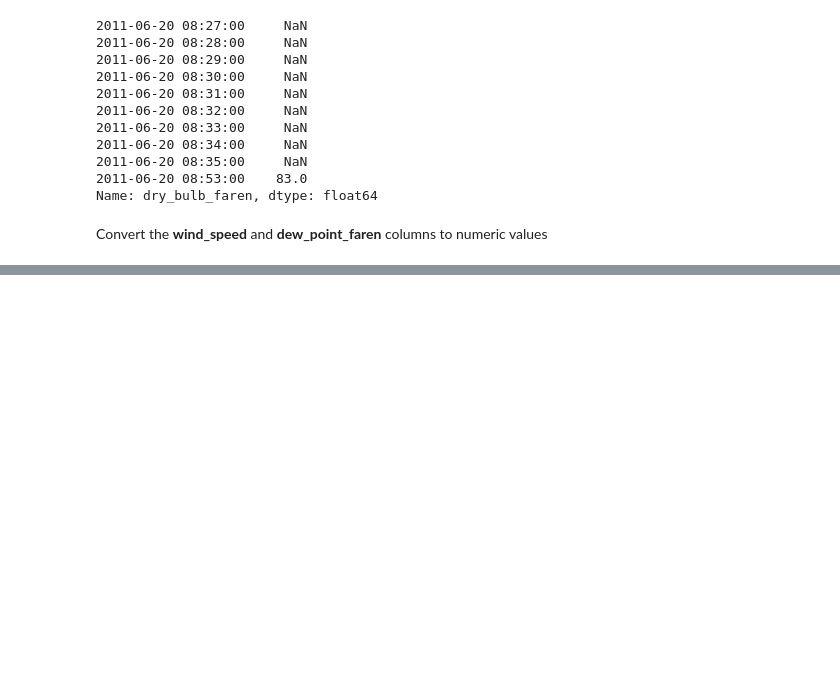
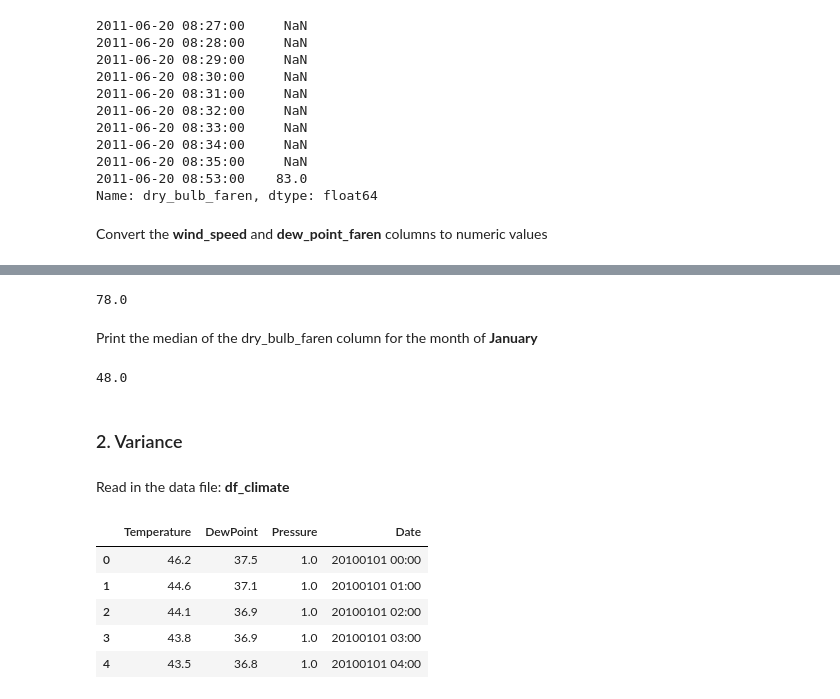
Before and after one commit to Diogo-Rodrigues/pandas-foundations, a Jupyter notebook: case-study-sunlight-in-austin/case-study-sunlight-in-austin.ipynb, the cells around one changed output, grey strips where cells are left out. Cells and saved outputs as stored; diff of their text form; code cells hidden in the pictures; blank space fills up the shorter version.

```diff
--- a/case-study-sunlight-in-austin/case-study-sunlight-in-austin.ipynb
+++ b/case-study-sunlight-in-austin/case-study-sunlight-in-austin.ipynb
@@ -145,0 +158,25 @@ df_clean['dew_point_faren'] = pd.to_numeric(df_clean['dew_point_faren'], errors=
+# %%
+print(df_clean.loc['2011-Apr':'2011-Jun', 'dry_bulb_faren'].median())
+# %% [output]
+78.0
+# %% [markdown]
+Print the median of the dry_bulb_faren column for the month of **January**
+# %%
+print(df_clean.loc['2011-Jan', 'dry_bulb_faren'].median())
+# %% [output]
+48.0
+# %% [markdown]
+### 2. Variance
+# %% [markdown]
+Read in the data file: **df_climate**
+# %%
+data_austin_weather_2010 = './datasets/2010 Austin weather.csv'
+df_climate = pd.read_csv(data_austin_weather_2010)
+df_climate.head()
+# %% [output]
+|  | Temperature | DewPoint | Pressure | Date |
+| 0 | 46.2 | 37.5 | 1.0 | 20100101 00:00 |
+| 1 | 44.6 | 37.1 | 1.0 | 20100101 01:00 |
+| 2 | 44.1 | 36.9 | 1.0 | 20100101 02:00 |
+| 3 | 43.8 | 36.9 | 1.0 | 20100101 03:00 |
+| 4 | 43.5 | 36.8 | 1.0 | 20100101 04:00 |
```
Also changed, not shown: parts of 29 cells of this notebook, 1 other file.
